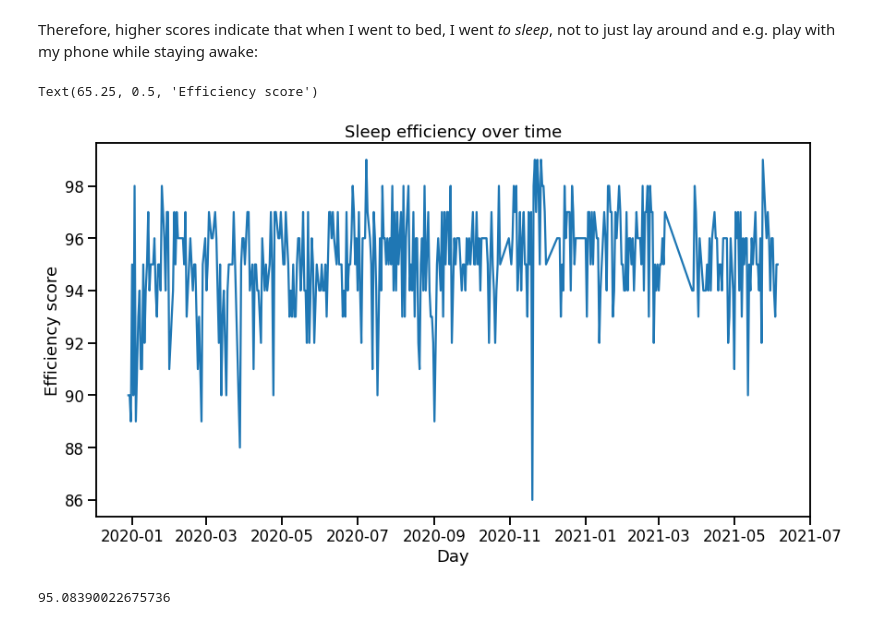
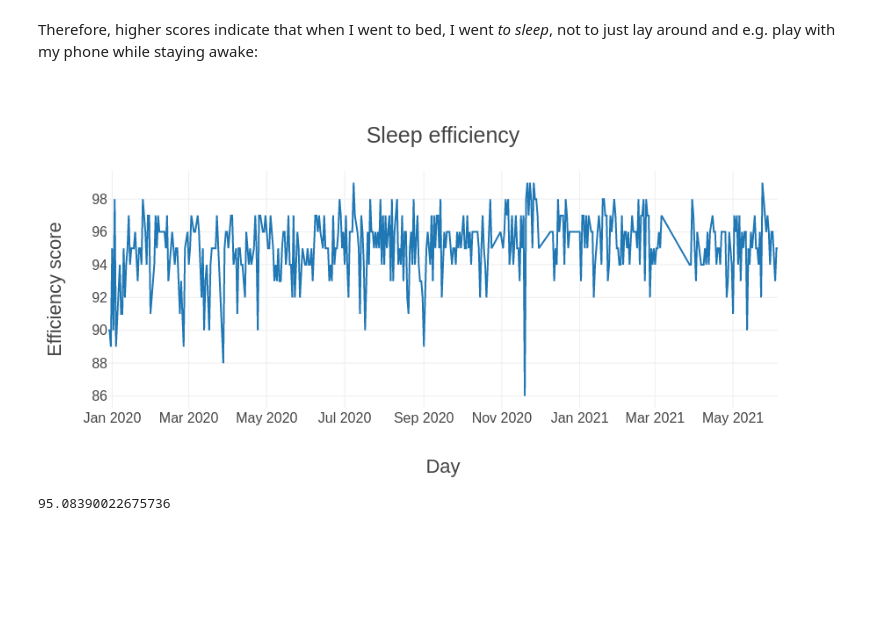
Before and after one commit to slazien/fitbit_analysis, a Jupyter notebook: notebooks/data_processing.ipynb, the cells around one changed output. Cells and saved outputs as stored; diff of their text form; code cells hidden in the pictures; blank space fills up the shorter version.

```diff
--- a/notebooks/data_processing.ipynb
+++ b/notebooks/data_processing.ipynb
@@ -236,6 +249,8 @@ PLOTLY_TITLE_SIZE_SUBPLOTS = 22
 PLOTLY_AXES_SIZE_SUBPLOTS = 16
 PLOTLY_TITLE_CENTER_DICT = {"x": 0.5, "xanchor": "center", "yanchor": "top"}
 pio.templates.default = 'none'
+
+df_sleep_merged["minutesAsleep_rolling_std"] = df_sleep_merged["minutesAsleep"].rolling(7).std()
 
 plot_two_subplots_plotly(
     titles=("Sleep duration", "Standard deviation of sleep duration"),
@@ -377,18 +408,20 @@ Therefore, higher scores indicate that when I went to bed, I went *to sleep*, no
 # %%
 df_sleep_merged["efficiency_rolling_mean"] = df_sleep_merged["efficiency"].rolling(30).mean()
 
-fig, ax = plt.subplots(1, 1, figsize=(12,4))
-
-plt.tight_layout()
-plt.subplots_adjust(bottom=-0.5)
-
-sns.lineplot(x="dateOfSleep", y="efficiency", data=df_sleep_merged, ax=ax)
-ax.set_title("Sleep efficiency over time")
-ax.set_xlabel("Day")
-ax.set_ylabel("Efficiency score")
+fig = go.Figure(
+    data=[go.Scatter(x=df_sleep_merged["dateOfSleep"], y=df_sleep_merged["efficiency"])],
+    layout=go.Layout(
+        title="Sleep efficiency"))
+fig.update_layout(
+    title=PLOTLY_TITLE_CENTER_DICT,
+    xaxis_title="Day",
+    yaxis_title="Efficiency score",
+    font={"size": 18},
+    yaxis={"tickfont": {"size": 16}},
+    xaxis={"tickfont": {"size": 16}}
+)
 # %% [output]
-Text(65.25, 0.5, 'Efficiency score')
-[figure, old version]
+[figure, new version]
 # %%
 df_sleep_merged.efficiency.mean()
 # %% [output]
```
Also changed, not shown: parts of 59 cells of this notebook.
